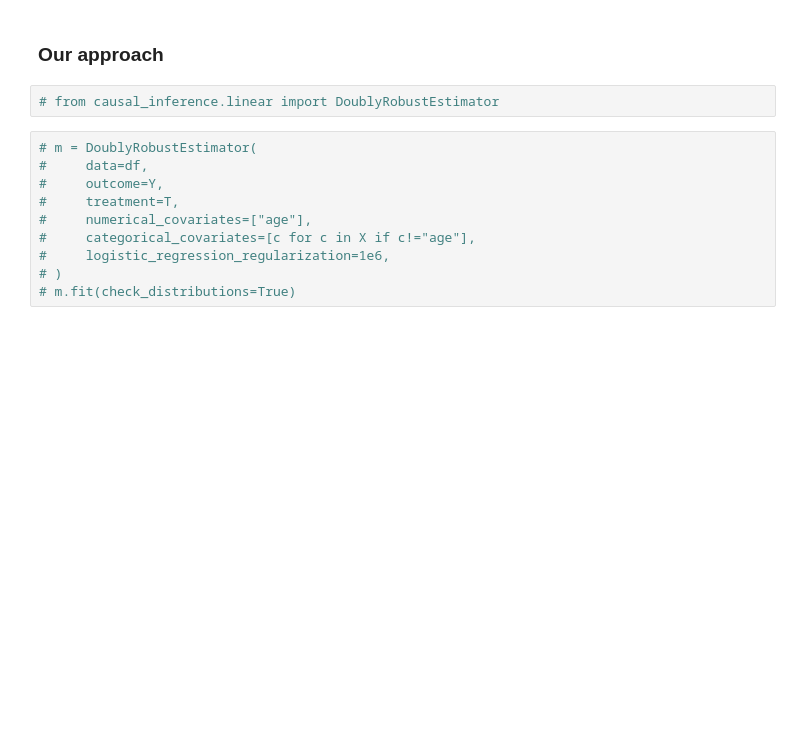
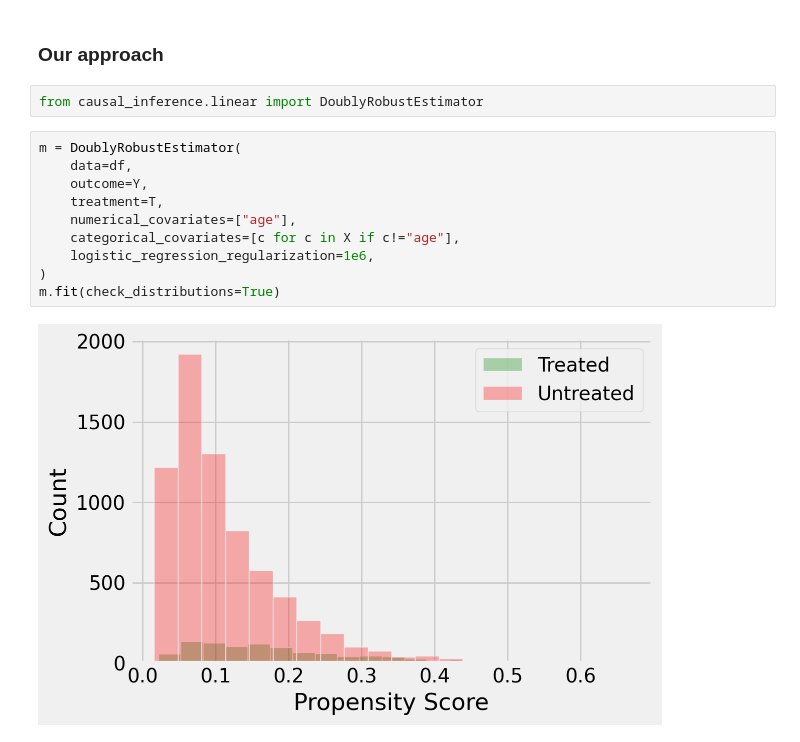
Before and after one commit to gfluz94/causal-inference, a Jupyter notebook: examples/05. ATE with Doubly Robust Estimator.ipynb, the cells around one changed output. Saved outputs shown, nothing was run; the diff lists cells and outputs as text; blank space fills up the shorter version.

Commit message:
finish notebook with DoublyRobustEstimator prediction example

```diff
--- a/examples/05. ATE with Doubly Robust Estimator.ipynb
+++ b/examples/05. ATE with Doubly Robust Estimator.ipynb
@@ -241,15 +241,17 @@ print(f"({lower:.2f}, {upper:.2f})")
 # %% [markdown]
 ### Our approach
 # %%
-# from causal_inference.linear import DoublyRobustEstimator
+from causal_inference.linear import DoublyRobustEstimator
 # %%
-# m = DoublyRobustEstimator(
-#     data=df,
-#     outcome=Y,
-#     treatment=T,
-#     numerical_covariates=["age"],
-#     categorical_covariates=[c for c in X if c!="age"],
-#     logistic_regression_regularization=1e6,
-# )
-# m.fit(check_distributions=True)
+m = DoublyRobustEstimator(
+    data=df,
+    outcome=Y,
+    treatment=T,
+    numerical_covariates=["age"],
+    categorical_covariates=[c for c in X if c!="age"],
+    logistic_regression_regularization=1e6,
+)
+m.fit(check_distributions=True)
+# %% [output]
+[figure, added]
 # %%
```
Also changed, not shown: parts of 3 cells of this notebook.
